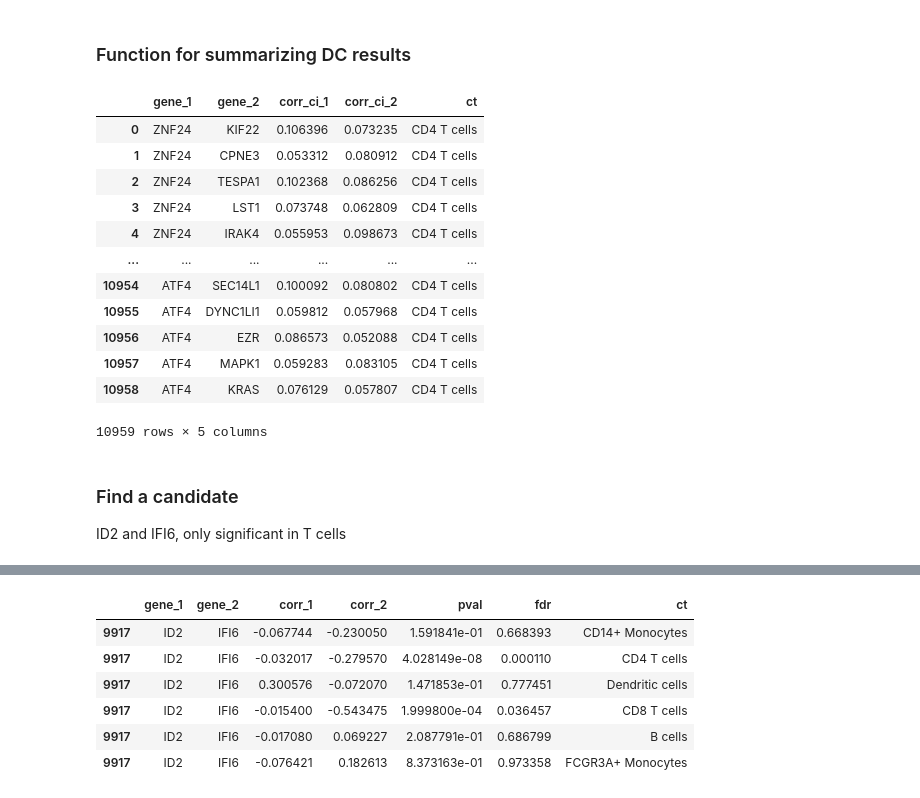
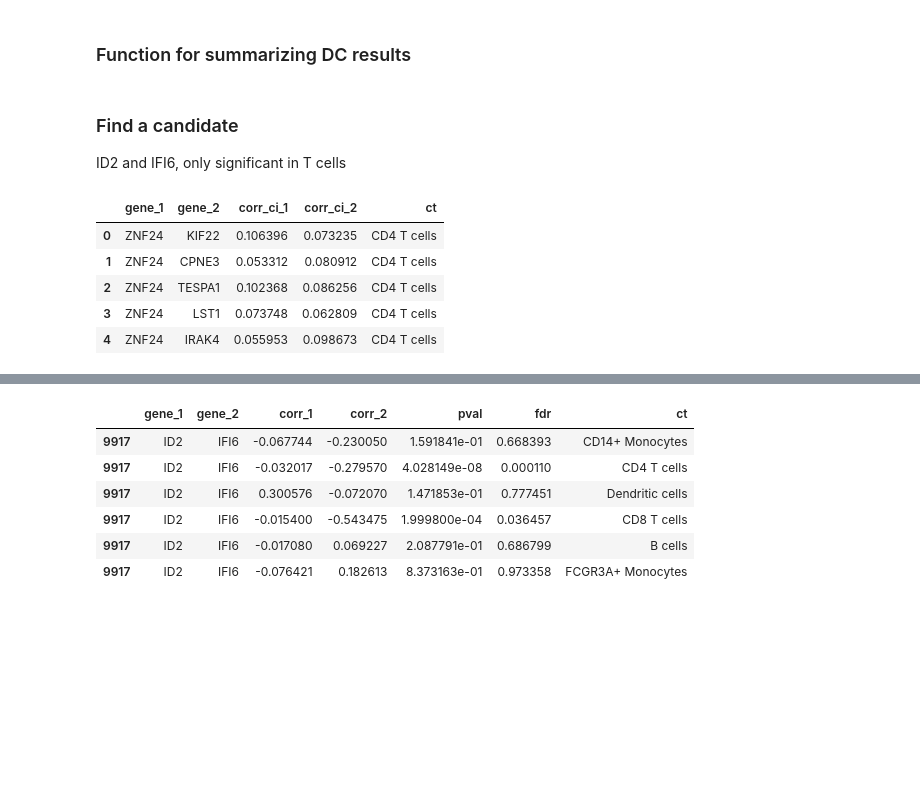
Before and after one commit to yelabucsf/scrna-parameter-estimation, a Jupyter notebook: examples/interferon_stimulation/interferon_2d_analysis.ipynb, the cells around one changed output, grey strips where cells are left out. Cells and saved outputs as stored; diff of their text form; code cells hidden in the pictures; blank space fills up the shorter version.

```diff
--- a/examples/interferon_stimulation/interferon_2d_analysis.ipynb
+++ b/examples/interferon_stimulation/interferon_2d_analysis.ipynb
@@ -98,24 +98,6 @@ def organize_2d_ci_result(ci_dict, adata, idxs_1, idxs_2, ct):
     df['ct'] = ct
 
     return df
-# %%
-idxs_1 = ifn_dc_result[(ct + ' - ctrl', ct + ' - stim')]['gene_idx_1']
-idxs_2 = ifn_dc_result[(ct + ' - ctrl', ct + ' - stim')]['gene_idx_2']
-organize_2d_ci_result(ifn_corr_ci, ifn_adata, idxs_1, idxs_2, ct)
-# %% [output]
-|  | gene_1 | gene_2 | corr_ci_1 | corr_ci_2 | ct |
-| 0 | ZNF24 | KIF22 | 0.106396 | 0.073235 | CD4 T cells |
-| 1 | ZNF24 | CPNE3 | 0.053312 | 0.080912 | CD4 T cells |
-| 2 | ZNF24 | TESPA1 | 0.102368 | 0.086256 | CD4 T cells |
-| 3 | ZNF24 | LST1 | 0.073748 | 0.062809 | CD4 T cells |
-| 4 | ZNF24 | IRAK4 | 0.055953 | 0.098673 | CD4 T cells |
-| ... | ... | ... | ... | ... | ... |
-| 10954 | ATF4 | SEC14L1 | 0.100092 | 0.080802 | CD4 T cells |
-| 10955 | ATF4 | DYNC1LI1 | 0.059812 | 0.057968 | CD4 T cells |
-| 10956 | ATF4 | EZR | 0.086573 | 0.052088 | CD4 T cells |
-| 10957 | ATF4 | MAPK1 | 0.059283 | 0.083105 | CD4 T cells |
-| 10958 | ATF4 | KRAS | 0.076129 | 0.057807 | CD4 T cells |
-10959 rows × 5 columns
 # %% [markdown]
 ### Find a candidate
 
@@ -131,6 +113,17 @@ with open(data_path + 'interferon_data/stim_effect_1d.pkl', 'rb') as f:
     ifn_de_dv_result = pkl.load(f)
 with open(data_path + 'interferon_data/stim_effect_ci_2d.pkl', 'rb') as f:
     ifn_corr_ci = pkl.load(f)
+# %%
+idxs_1 = ifn_dc_result[(ct + ' - ctrl', ct + ' - stim')]['gene_idx_1']
+idxs_2 = ifn_dc_result[(ct + ' - ctrl', ct + ' - stim')]['gene_idx_2']
+organize_2d_ci_result(ifn_corr_ci, ifn_adata, idxs_1, idxs_2, ct).head(5)
+# %% [output]
+|  | gene_1 | gene_2 | corr_ci_1 | corr_ci_2 | ct |
+| 0 | ZNF24 | KIF22 | 0.106396 | 0.073235 | CD4 T cells |
+| 1 | ZNF24 | CPNE3 | 0.053312 | 0.080912 | CD4 T cells |
+| 2 | ZNF24 | TESPA1 | 0.102368 | 0.086256 | CD4 T cells |
+| 3 | ZNF24 | LST1 | 0.073748 | 0.062809 | CD4 T cells |
+| 4 | ZNF24 | IRAK4 | 0.055953 | 0.098673 | CD4 T cells |
 # %%
 ifn_dc_df = \
     pd.concat([organize_dc_result(ifn_dc_result[(ct + ' - ctrl', ct + ' - stim')], ifn_adata, ct) for ct in ifn_adata.obs.cell.drop_duplicates().tolist() if ct != 'Megakaryocytes' and ct != 'NK cells'])\
```
Also changed, not shown: parts of 20 cells of this notebook, 1 other file.
